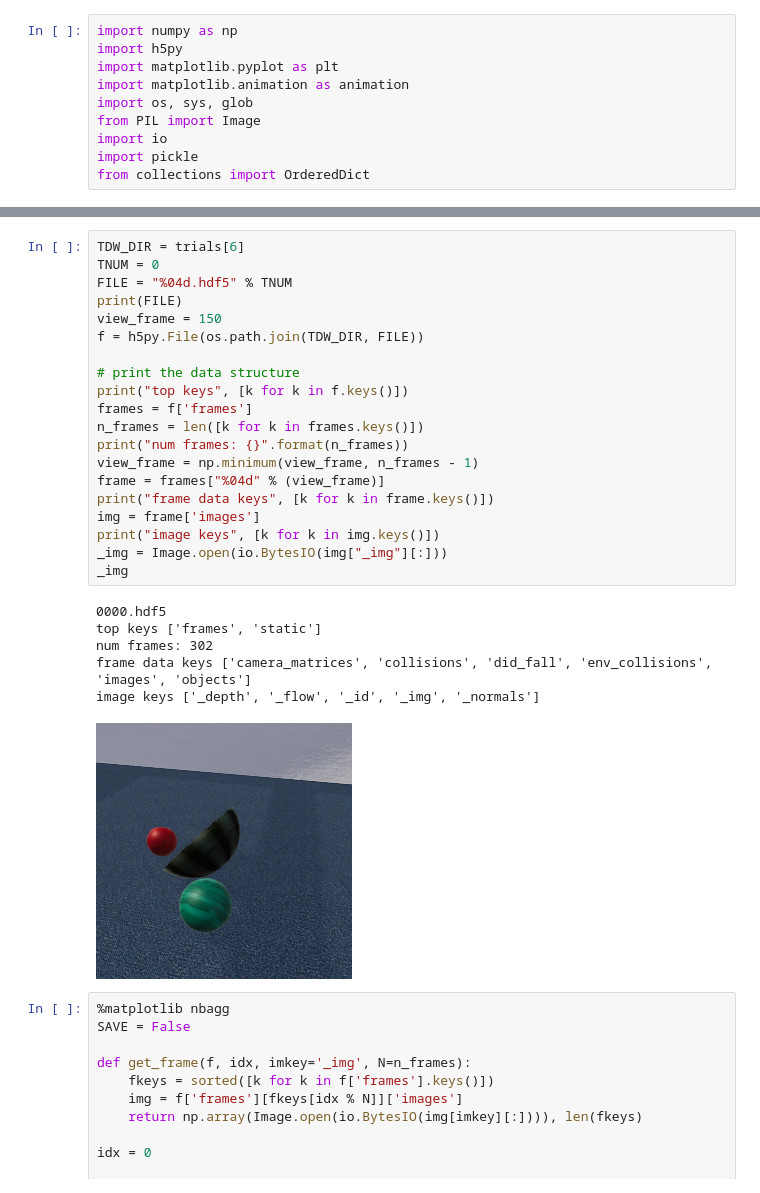
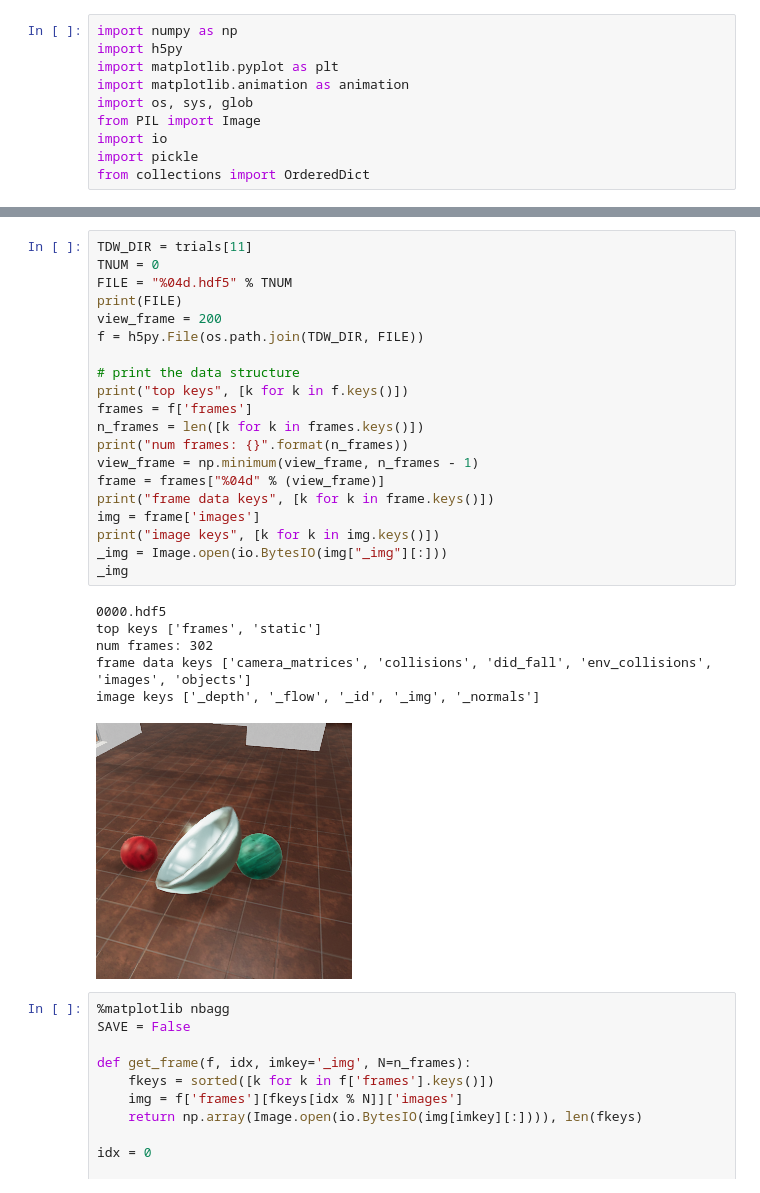
Before and after one commit to alters-mit/tdw_physics, a Jupyter notebook: notebooks/Dominoes_db011921.ipynb, the cells around one changed output, grey strips where cells are left out. Cells and saved outputs as stored; diff of their text form.

```diff
--- a/notebooks/Dominoes_db011921.ipynb
+++ b/notebooks/Dominoes_db011921.ipynb
@@ -25,30 +29,30 @@ trials
 # %%
-TDW_DIR = trials[6]
+TDW_DIR = trials[11]
 TNUM = 0
 FILE = "%04d.hdf5" % TNUM
 print(FILE)
-view_frame = 150
+view_frame = 200
 f = h5py.File(os.path.join(TDW_DIR, FILE))
 
 # print the data structure
 print("top keys", [k for k in f.keys()])
 frames = f['frames']
 n_frames = len([k for k in frames.keys()])
 print("num frames: {}".format(n_frames))
 view_frame = np.minimum(view_frame, n_frames - 1)
 frame = frames["%04d" % (view_frame)]
 print("frame data keys", [k for k in frame.keys()])
 img = frame['images']
 print("image keys", [k for k in img.keys()])
 _img = Image.open(io.BytesIO(img["_img"][:]))
 _img
 # %% [output]
 0000.hdf5
 top keys ['frames', 'static']
 num frames: 302
 frame data keys ['camera_matrices', 'collisions', 'did_fall', 'env_collisions', 'images', 'objects']
 image keys ['_depth', '_flow', '_id', '_img', '_normals']
-[figure, old version]
+[figure, new version]
 # %%
 %matplotlib nbagg
 SAVE = False
```
Also changed, not shown: parts of 3 cells of this notebook, 5 other files.
